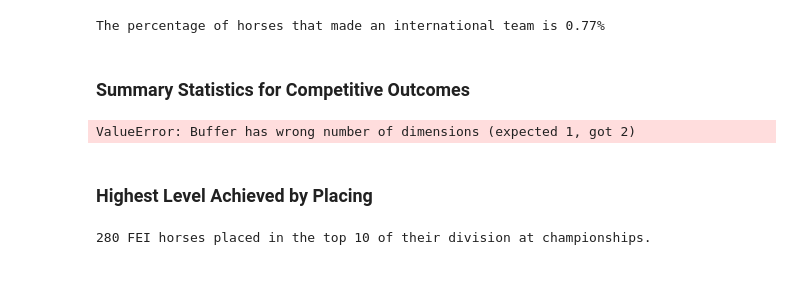
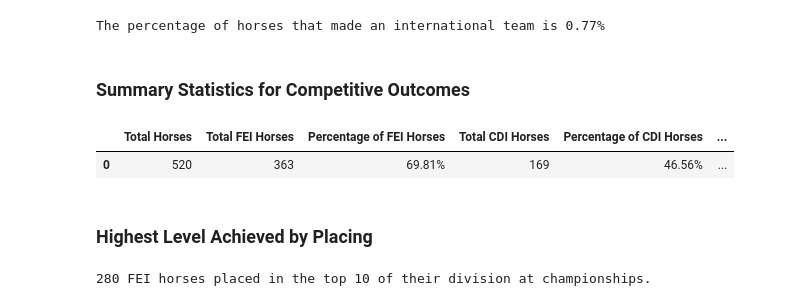
Before and after one commit to siobyrne/young-dressage-horse-program-analysis, a Jupyter notebook: younghorse.ipynb, the cells around one changed output. Saved outputs shown, nothing was run; the diff lists cells and outputs as text; code cells hidden in the pictures; blank space fills up the shorter version.

```diff
--- a/younghorse.ipynb
+++ b/younghorse.ipynb
@@ -403,0 +282,9 @@ plt.show()
+# %%
+# get the overall percentage of horses that competed in at least one CDI
+cdi_percentage = (cdi_count / fei_count) * 100
+
+# round the percentage
+cdi_percentage = round(cdi_percentage, 2)
+
+# print to console
+print(f"The percentage of CDI competitors is {cdi_percentage}%")
@@ -446,26 +385,27 @@ The percentage of horses that made an international team is 0.77%
 # %%
 # create summary table of overall horse statistics
 
 horse_summary = pd.DataFrame({"Total Horses": [total_horses_count], "Total FEI Horses": fei_count,
                             "Percentage of FEI Horses": fei_percentage,
                             "Total CDI Horses": cdi_count,
                             "Percentage of CDI Horses": cdi_percentage,
-                            "Total Grand Prix Horses": grandprix_horses,
+                            "Total Grand Prix Horses": grandprix_horses_count,
                             "Percentage of Grand Prix Horses": grand_prix_percentage,
                             "Total Team Horses": team_count,
                             "Percentage of Team Horses": team_percentage})
 
 # add formatting
 horse_summary["Percentage of FEI Horses"] = horse_summary["Percentage of FEI Horses"].map("{:.2f}%".format)
 horse_summary["Percentage of CDI Horses"] = horse_summary["Percentage of CDI Horses"].map("{:.2f}%".format)
 horse_summary["Percentage of Grand Prix Horses"] = horse_summary["Percentage of Grand Prix Horses"].map("{:.2f}%".format)
 horse_summary["Percentage of Team Horses"] = horse_summary["Percentage of Team Horses"].map("{:.2f}%".format)
 
 
 # show dataframe
 horse_summary
 # %% [output]
-ValueError: Buffer has wrong number of dimensions (expected 1, got 2)
+|  | Total Horses | Total FEI Horses | Percentage of FEI Horses | Total CDI Horses | Percentage of CDI Horses | ... |
+| 0 | 520 | 363 | 69.81% | 169 | 46.56% | ... |
 # %% [markdown]
 ### Highest Level Achieved by Placing
 # %%
```
Also changed, not shown: parts of 20 cells of this notebook, 2 other files.
